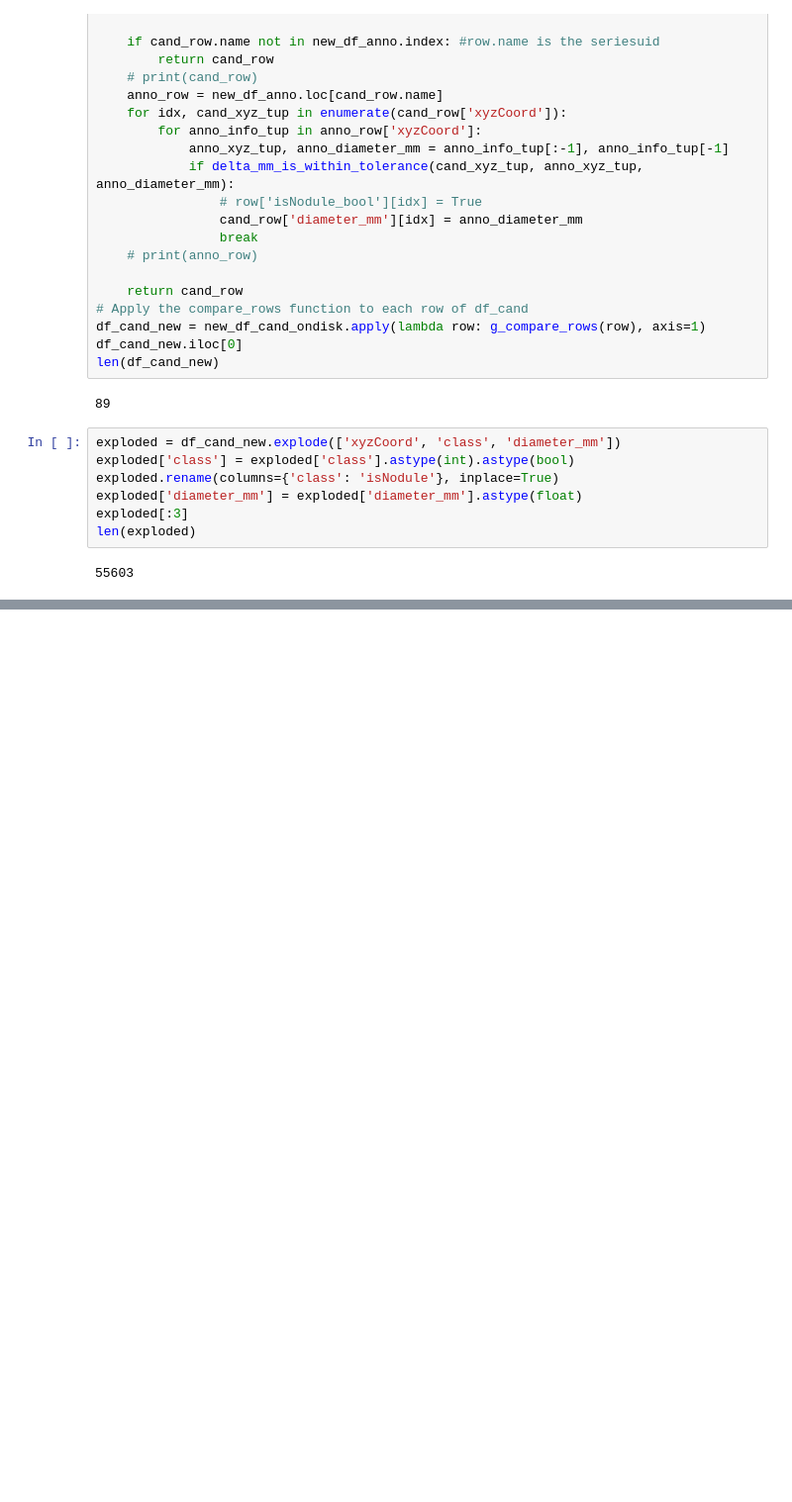
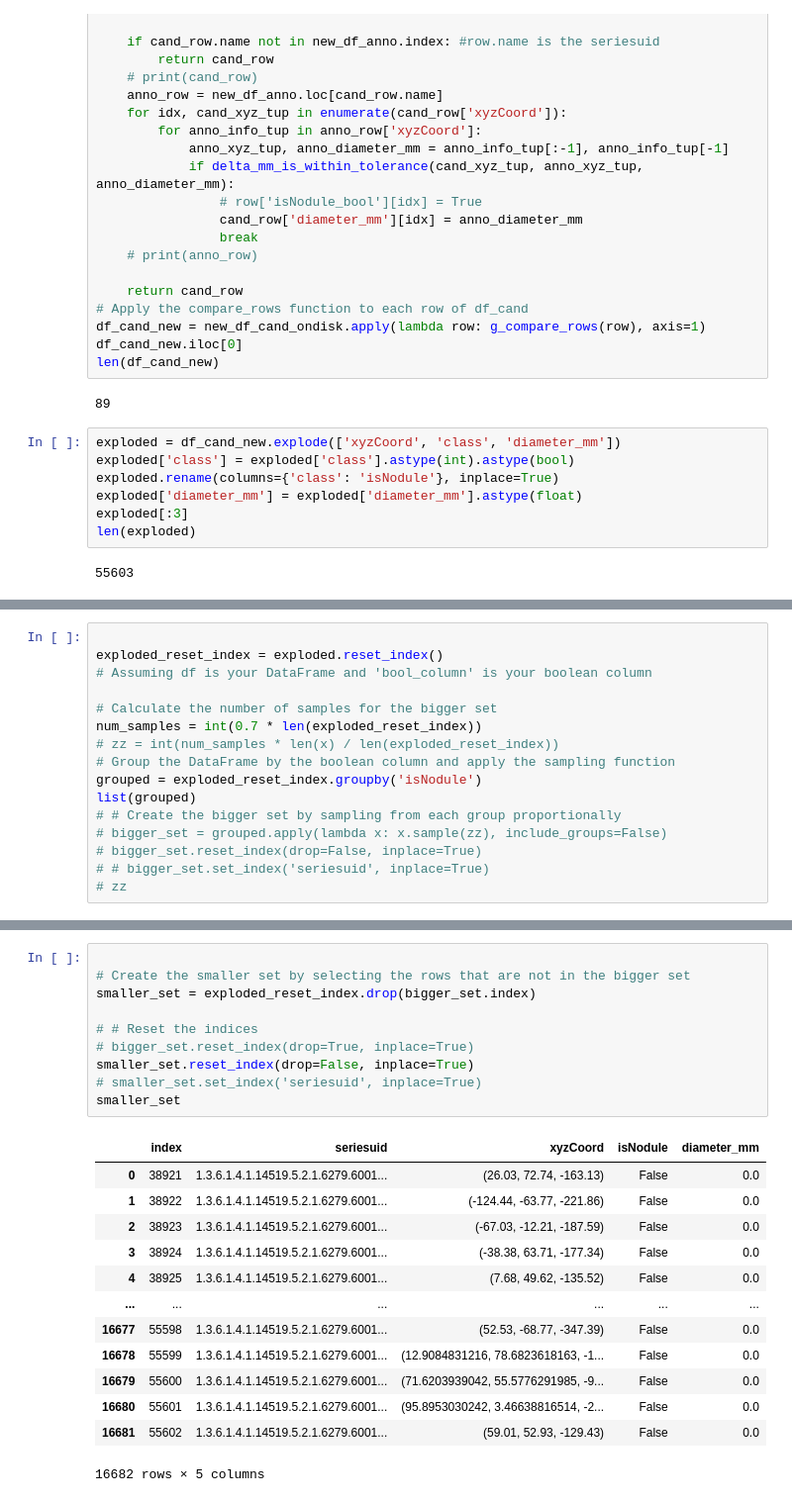
Before and after one commit to dolphinnG/Luna-Grand-Chalenge, a Jupyter notebook: test_preprocess_code.ipynb, the cells around one changed output, grey strips where cells are left out. Shown: that part at 99% size. Saved outputs shown, nothing was run; the diff lists cells and outputs as text; blank space fills up the shorter version.

```diff
--- a/test_preprocess_code.ipynb
+++ b/test_preprocess_code.ipynb
@@ -416,0 +427,16 @@ exploded[exploded['diameter_mm'] > 10][:3]
+# %%
+
+exploded_reset_index = exploded.reset_index()
+# Assuming df is your DataFrame and 'bool_column' is your boolean column
+
+# Calculate the number of samples for the bigger set
+num_samples = int(0.7 * len(exploded_reset_index))
+# zz = int(num_samples * len(x) / len(exploded_reset_index))
+# Group the DataFrame by the boolean column and apply the sampling function
+grouped = exploded_reset_index.groupby('isNodule')
+list(grouped)
+# # Create the bigger set by sampling from each group proportionally
+# bigger_set = grouped.apply(lambda x: x.sample(zz), include_groups=False)
+# bigger_set.reset_index(drop=False, inplace=True)
+# # bigger_set.set_index('seriesuid', inplace=True)
+# zz
@@ -416,0 +477,24 @@ exploded[exploded['diameter_mm'] > 10][:3]
+# %%
+
+# Create the smaller set by selecting the rows that are not in the bigger set
+smaller_set = exploded_reset_index.drop(bigger_set.index)
+
+# # Reset the indices
+# bigger_set.reset_index(drop=True, inplace=True)
+smaller_set.reset_index(drop=False, inplace=True)
+# smaller_set.set_index('seriesuid', inplace=True)
+smaller_set
+# %% [output]
+|  | index | seriesuid | xyzCoord | isNodule | diameter_mm |
+| 0 | 38921 | 1.3.6.1.4.1.14519.5.2.1.6279.6001... | (26.03, 72.74, -163.13) | False | 0.0 |
+| 1 | 38922 | 1.3.6.1.4.1.14519.5.2.1.6279.6001... | (-124.44, -63.77, -221.86) | False | 0.0 |
+| 2 | 38923 | 1.3.6.1.4.1.14519.5.2.1.6279.6001... | (-67.03, -12.21, -187.59) | False | 0.0 |
+| 3 | 38924 | 1.3.6.1.4.1.14519.5.2.1.6279.6001... | (-38.38, 63.71, -177.34) | False | 0.0 |
+| 4 | 38925 | 1.3.6.1.4.1.14519.5.2.1.6279.6001... | (7.68, 49.62, -135.52) | False | 0.0 |
+| ... | ... | ... | ... | ... | ... |
+| 16677 | 55598 | 1.3.6.1.4.1.14519.5.2.1.6279.6001... | (52.53, -68.77, -347.39) | False | 0.0 |
+| 16678 | 55599 | 1.3.6.1.4.1.14519.5.2.1.6279.6001... | (12.9084831216, 78.6823618163, -1... | False | 0.0 |
+| 16679 | 55600 | 1.3.6.1.4.1.14519.5.2.1.6279.6001... | (71.6203939042, 55.5776291985, -9... | False | 0.0 |
+| 16680 | 55601 | 1.3.6.1.4.1.14519.5.2.1.6279.6001... | (95.8953030242, 3.46638816514, -2... | False | 0.0 |
+| 16681 | 55602 | 1.3.6.1.4.1.14519.5.2.1.6279.6001... | (59.01, 52.93, -129.43) | False | 0.0 |
+16682 rows × 5 columns
```
Also changed, not shown: parts of 4 cells of this notebook, 3 other files.
